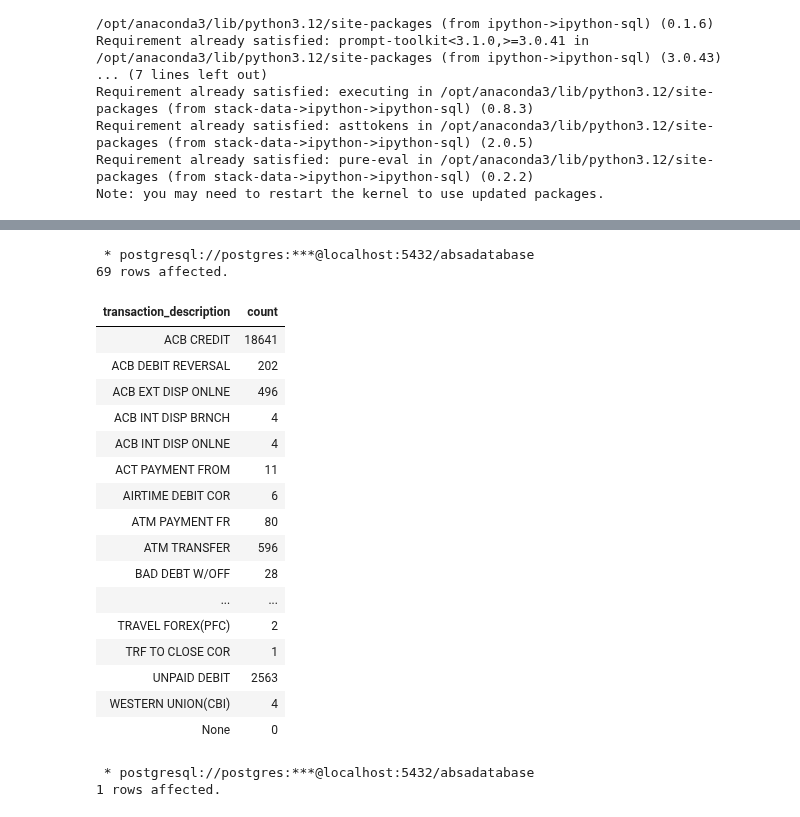
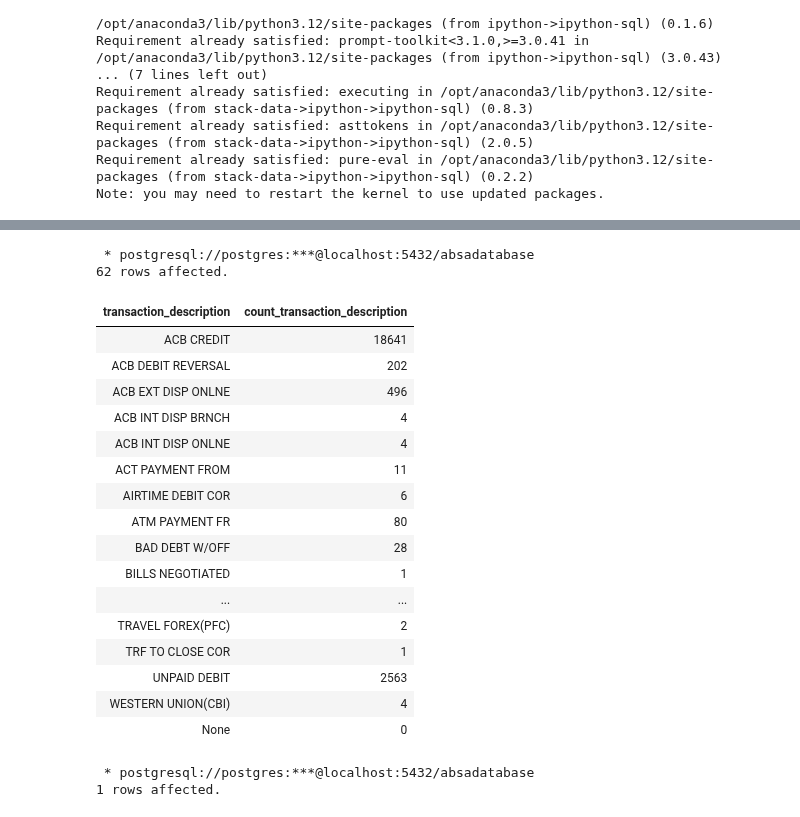
Before and after one commit to The-DigitalAcademy/EXPLORING-ABSA-DATASETS, a Jupyter notebook: Liability.ipynb, the cells around one changed output, grey strips where cells are left out. Drawn from its saved outputs; the diff is of its cells as text; code cells hidden in the pictures.

```diff
--- a/Liability.ipynb
+++ b/Liability.ipynb
@@ -171,18 +176,27 @@ from sqlalchemy import create_engine
 # %%
 %%sql
 SELECT DISTINCT
-    transaction_description, count(transaction_description)
+    transaction_description,
+    COUNT(transaction_description) AS count_transaction_description
 FROM
     transactiondata
 WHERE
     amt > 0
-GROUP BY transaction_description
+GROUP BY
+    transaction_description
+HAVING
+    NOT EXISTS ( -- Exclude transaction descriptions that have negative amounts
+        SELECT 1
+        FROM transactiondata t2
+        WHERE t2.transaction_description = transactiondata.transaction_description
+        AND t2.amt < 0
+    )
 ORDER BY
     transaction_description;
 # %% [output]
  * postgresql://postgres:***@localhost:5432/absadatabase
-69 rows affected.
+62 rows affected.
-| transaction_description | count |
+| transaction_description | count_transaction_description |
 | ACB CREDIT | 18641 |
 | ACB DEBIT REVERSAL | 202 |
 | ACB EXT DISP ONLNE | 496 |
@@ -191,8 +205,8 @@ ORDER BY
 | ACT PAYMENT FROM | 11 |
 | AIRTIME DEBIT COR | 6 |
 | ATM PAYMENT FR | 80 |
-| ATM TRANSFER | 596 |
 | BAD DEBT W/OFF | 28 |
+| BILLS NEGOTIATED | 1 |
 | ... | ... |
 | TRAVEL FOREX(PFC) | 2 |
 | TRF TO CLOSE COR | 1 |
```
Also changed, not shown: parts of 2 cells of this notebook.
